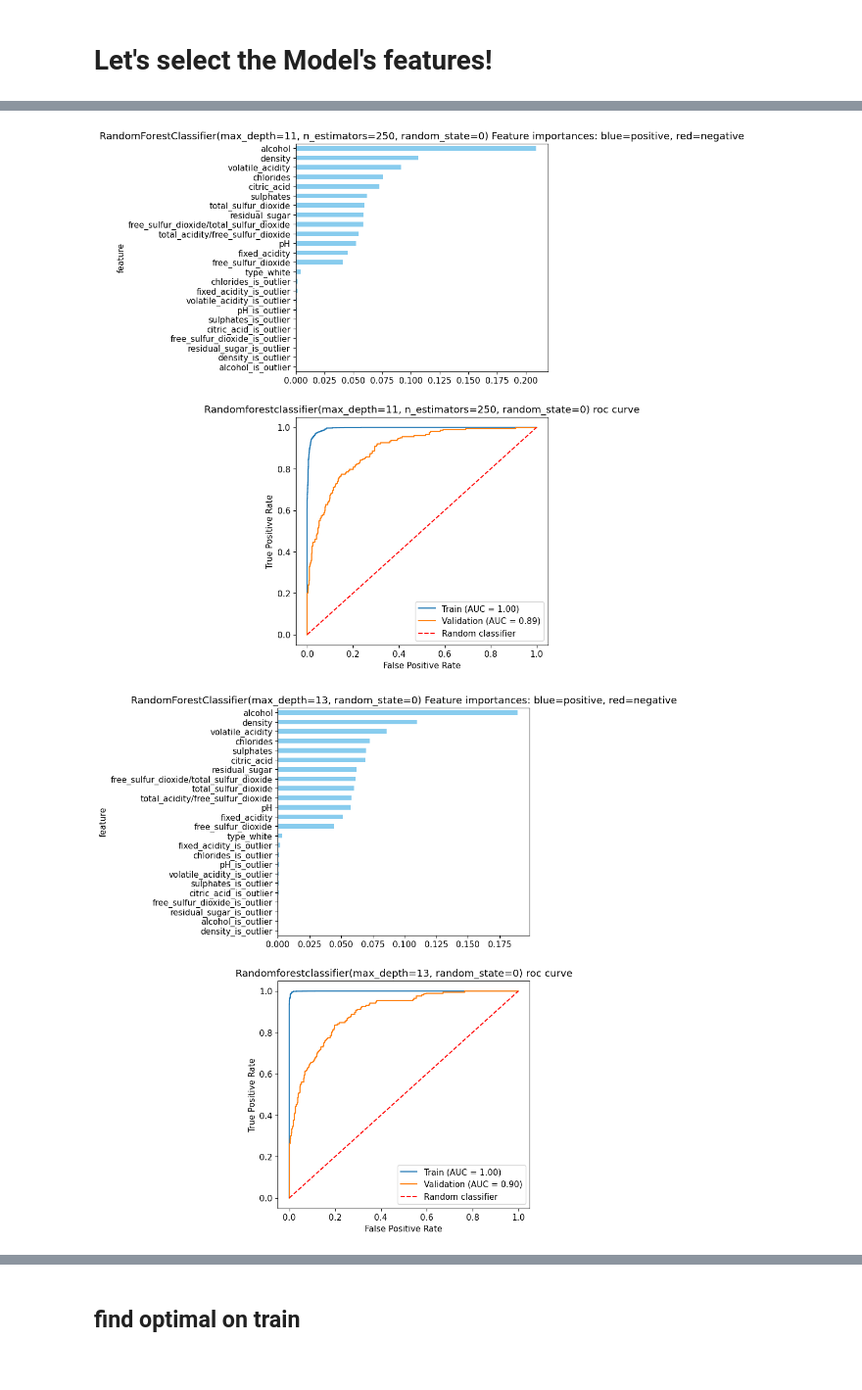
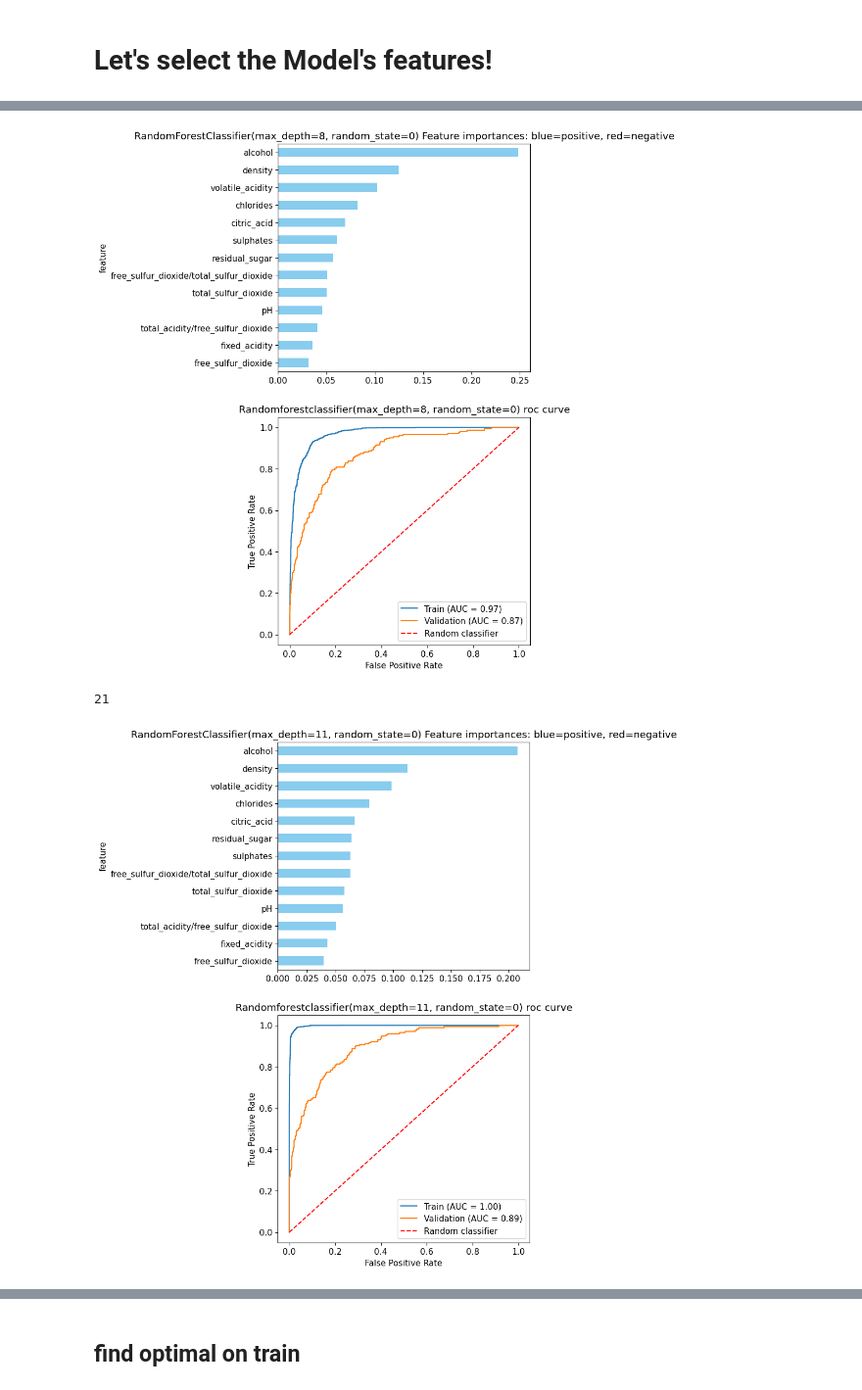
Before and after one commit to dormeir999/Cracking_Your_First_Data_Science_Project_course, a Jupyter notebook: Pipeline.ipynb, the cells around one changed output, grey strips where cells are left out. Shown at 98% size. Cells and saved outputs as stored; diff of their text form; code cells hidden in the pictures.

Commit message:
still in optimizing - add feature_importance filtering to feature selection; and finish Let's optimize

```diff
--- a/Pipeline.ipynb
+++ b/Pipeline.ipynb
@@ -3525,0 +3600,14 @@ RandomForestClassifier(random_state=0)_selected...  {'fixed_acidity': 0.054, 'vo
+# %%
+important_features = ['fixed_acidity', 'volatile_acidity', 'citric_acid', 'residual_sugar', 'chlorides', 'free_sulfur_dioxide',
+ 'total_sulfur_dioxide', 'density',  'pH', 'sulphates', 'alcohol', 'total_acidity/free_sulfur_dioxide', 'free_sulfur_dioxide/total_sulfur_dioxide']
+X_train = X_train[important_features]
+X_val = X_val[important_features]
+plot_time = 'unique'
+train_evaluate_plot_report_sklearn_classification_model_engineered_features = partial(train_evaluate_plot_report_sklearn_classification_model, the_X_train=X_train, the_y_train=y_train, the_X_val=X_val, the_y_val=y_val, export_metrics_to_csv=True, plot_time=plot_time)
+
+model = RandomForestClassifier(random_state=0)
+model_name_engineered = str(model) + "_important_features"
+
+model_metrics, _ = train_evaluate_plot_report_sklearn_classification_model_engineered_features(the_model=model, the_model_name=model_name_engineered, axs=None)
+
+print(model_metrics)
@@ -3553,7 +3682,7 @@ def optimize_model_complexity_early_stopping(the_model, the_X_train, the_y_train
     else: # no decrease in validation - get last value
         first_non_negative_diff_value = res.index[-1]
     if len(res[res['train_diff']<=train_optimization_value]): # get value before the decrease in validation
-        train_first_non_negative_diff_value = res[res['train_diff']<=train_optimization_value].index[-1]
+        train_first_non_negative_diff_value = res[res.index<res[res['train_diff']<=train_optimization_value].index[0]].index[-1]
     else: # no decrease in validation - get last value
         train_first_non_negative_diff_value = res.index[-1]
     title = f'''{str(the_model)} **{metric_name}**:
@@ -3564,7 +3693,7 @@ def optimize_model_complexity_early_stopping(the_model, the_X_train, the_y_train
     plt.ylabel(metric_name)
     plt.legend()
     plt.xticks(res.index.tolist())
-    plt.axvline(first_non_negative_diff_value, linestyle='--')
+    plt.axvline(first_non_negative_diff_value, linestyle='--', color='orange')
     plt.axvline(train_first_non_negative_diff_value, linestyle='--')
     plt.tight_layout()
     plt.show()
@@ -3573,8 +3702,8 @@ def optimize_model_complexity_early_stopping(the_model, the_X_train, the_y_train
 plt.rcParams.update({'font.size': 11})
 
 hyper_parameter = 'max_depth'
-range_values = np.arange(1,len(X_train.columns))
-train_optimization_value = 0.025
+range_values = np.arange(1,len(selected_features))
+train_optimization_value = 0.02
 metric_fn = get_AUC_score
 metric_name = 'AUC'
 opt_res, val_optimized_value, train_optimized_value = optimize_model_complexity_early_stopping(model, X_train, y_train, X_val, y_val, hyper_parameter, range_values, metric_fn, metric_name, train_optimization_value=train_optimization_value)
@@ -3610,10 +3759,16 @@ model_name = str(model)
 
 model_metrics, _ = train_evaluate_plot_report_sklearn_classification_model_engineered_features(the_model=model, the_model_name=model_name, axs=None)
 # %% [output]
-[figure, old version]
+[figure, new version]
+# %%
+len(model_metrics)
+# %% [output]
+21
 # %%
-model.set_params(**{hyper_parameter:13})
+train_val_optimized_mean = np.mean([train_optimized_value, val_optimized_value]).astype(int)
+model.set_params(**{hyper_parameter:train_val_optimized_mean})
 model_name = str(model)
+
 model_metrics, _ = train_evaluate_plot_report_sklearn_classification_model_engineered_features(the_model=model, the_model_name=model_name, axs=None)
 # %% [output]
-[figure, old version]
+[figure, new version]
```
Also changed, not shown: parts of 33 cells of this notebook, 1 other file.
